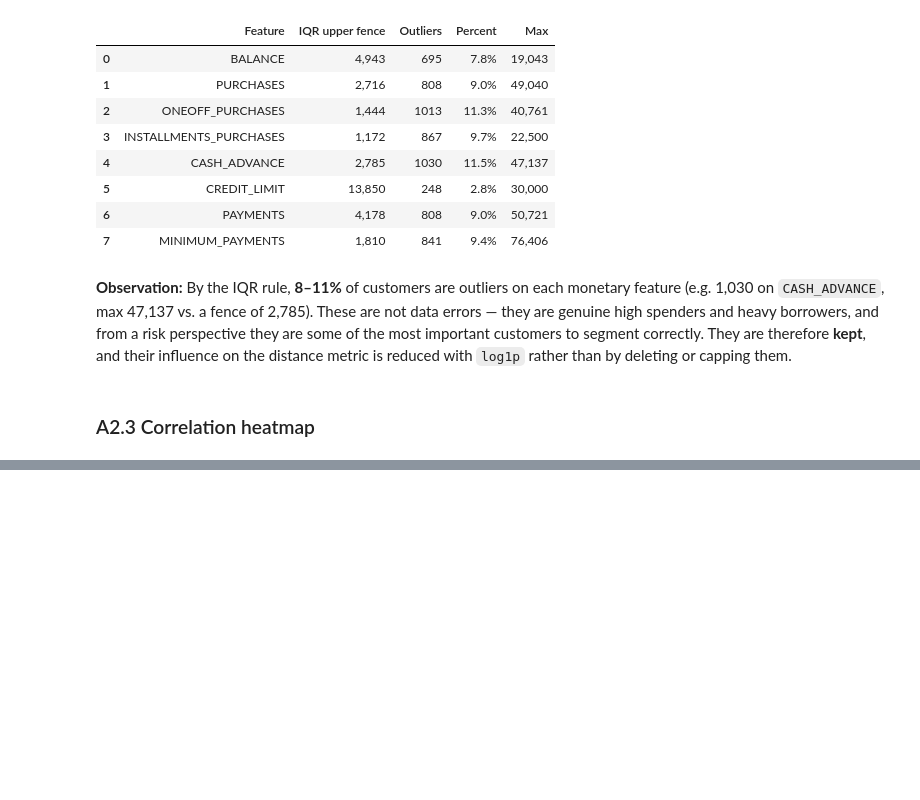
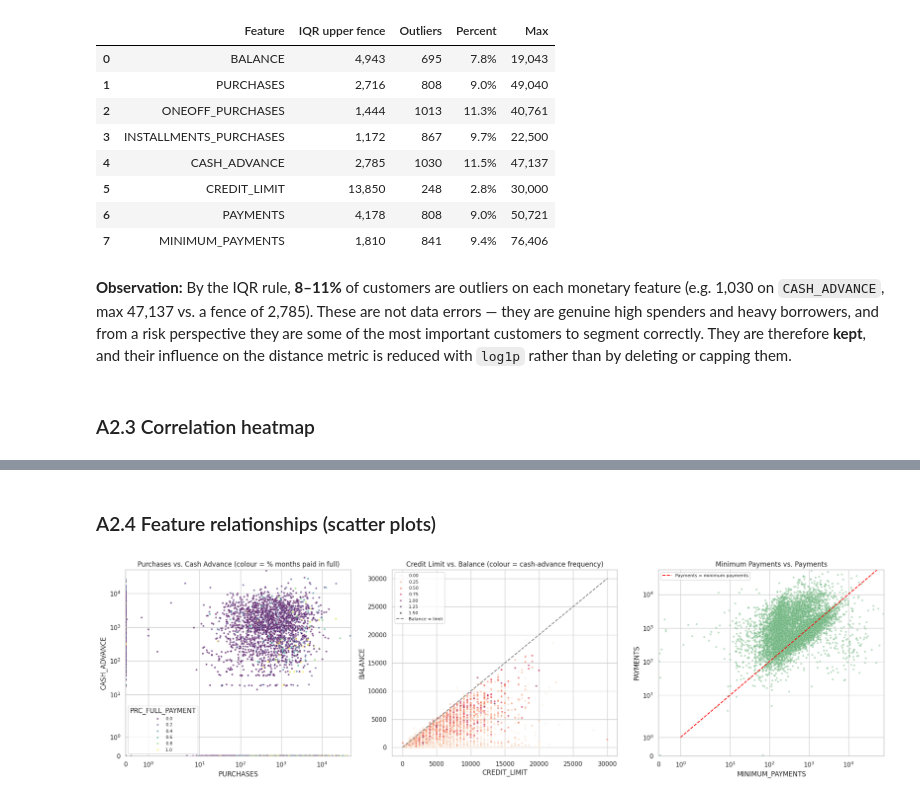
Before and after one commit to GVR2007/AI-risk-analysis, a Jupyter notebook: notebooks/clustering.ipynb, the cells around one changed output, grey strips where cells are left out. Drawn from its saved outputs; the diff is of its cells as text; code cells hidden in the pictures; blank space fills up the shorter version.

```diff
--- a/notebooks/clustering.ipynb
+++ b/notebooks/clustering.ipynb
@@ -212,0 +241,31 @@ outlier_df.style.format({'IQR upper fence': '{:,.0f}', 'Percent': '{:.1f}%', 'Ma
+# %% [markdown]
+### A2.4 Feature relationships (scatter plots)
+# %%
+fig, axes = plt.subplots(1, 3, figsize=(20, 5.8))
+
+sns.scatterplot(data=df, x='PURCHASES', y='CASH_ADVANCE', hue='PRC_FULL_PAYMENT', palette='viridis',
+                s=12, alpha=0.6, ax=axes[0])
+axes[0].set_xscale('symlog'); axes[0].set_yscale('symlog')
+axes[0].set_xlim(left=0); axes[0].set_ylim(bottom=0)
+axes[0].set_title('Purchases vs. Cash Advance (colour = % months paid in full)')
+axes[0].legend(title='PRC_FULL_PAYMENT', fontsize=8)
+
+sns.scatterplot(data=df, x='CREDIT_LIMIT', y='BALANCE', hue='CASH_ADVANCE_FREQUENCY', palette='rocket_r',
+                s=12, alpha=0.6, ax=axes[1])
+axes[1].plot([0, 30000], [0, 30000], ls='--', color='grey', label='Balance = limit')
+axes[1].set_title('Credit Limit vs. Balance (colour = cash-advance frequency)')
+axes[1].legend(fontsize=8)
+
+sns.scatterplot(data=df, x='MINIMUM_PAYMENTS', y='PAYMENTS', s=12, alpha=0.4, color='#55A868', ax=axes[2])
+axes[2].set_xscale('symlog'); axes[2].set_yscale('symlog')
+axes[2].set_xlim(left=0); axes[2].set_ylim(bottom=0)
+lim = [1, 80000]
+axes[2].plot(lim, lim, ls='--', color='red', label='Payments = minimum payments')
+axes[2].set_title('Minimum Payments vs. Payments')
+axes[2].legend(fontsize=8)
+
+plt.tight_layout()
+plt.savefig('../models/clu_scatter_relationships.png', bbox_inches='tight')
+plt.show()
+# %% [output]
+[figure, added]
```
Also changed, not shown: parts of 2 cells of this notebook.
